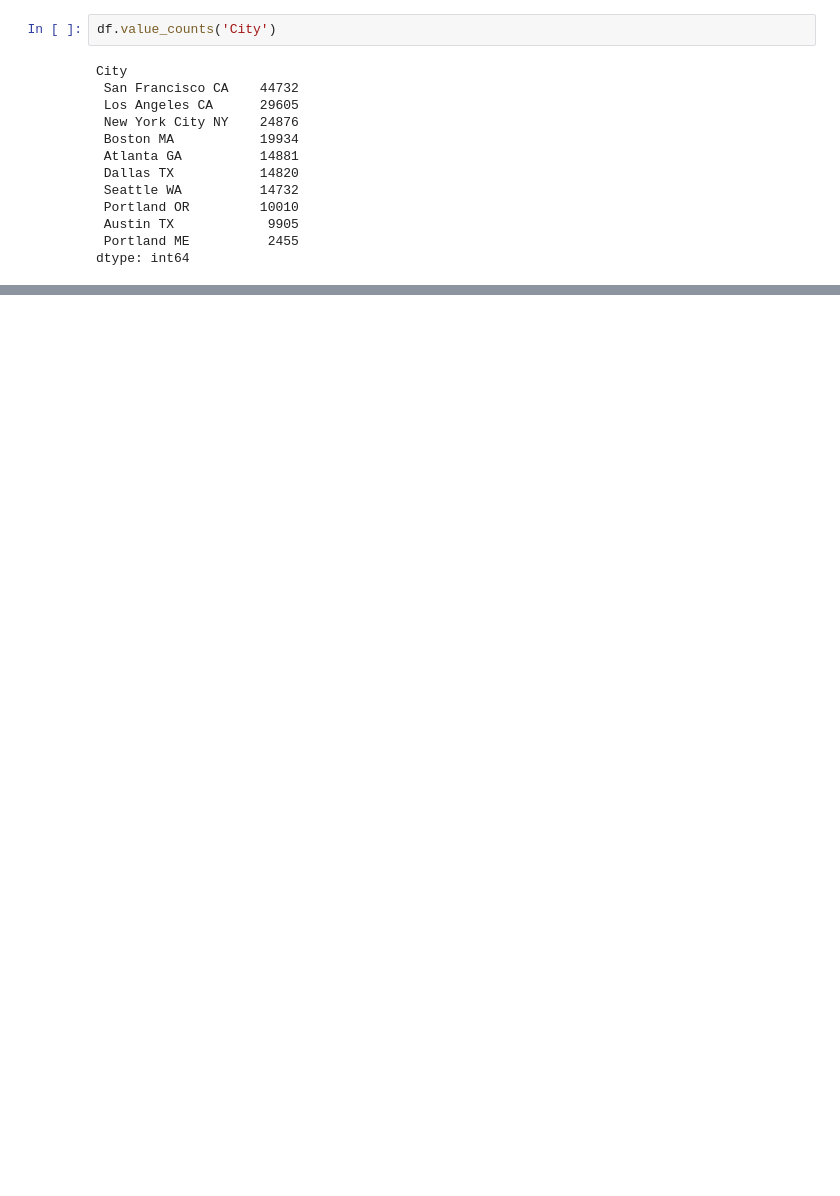
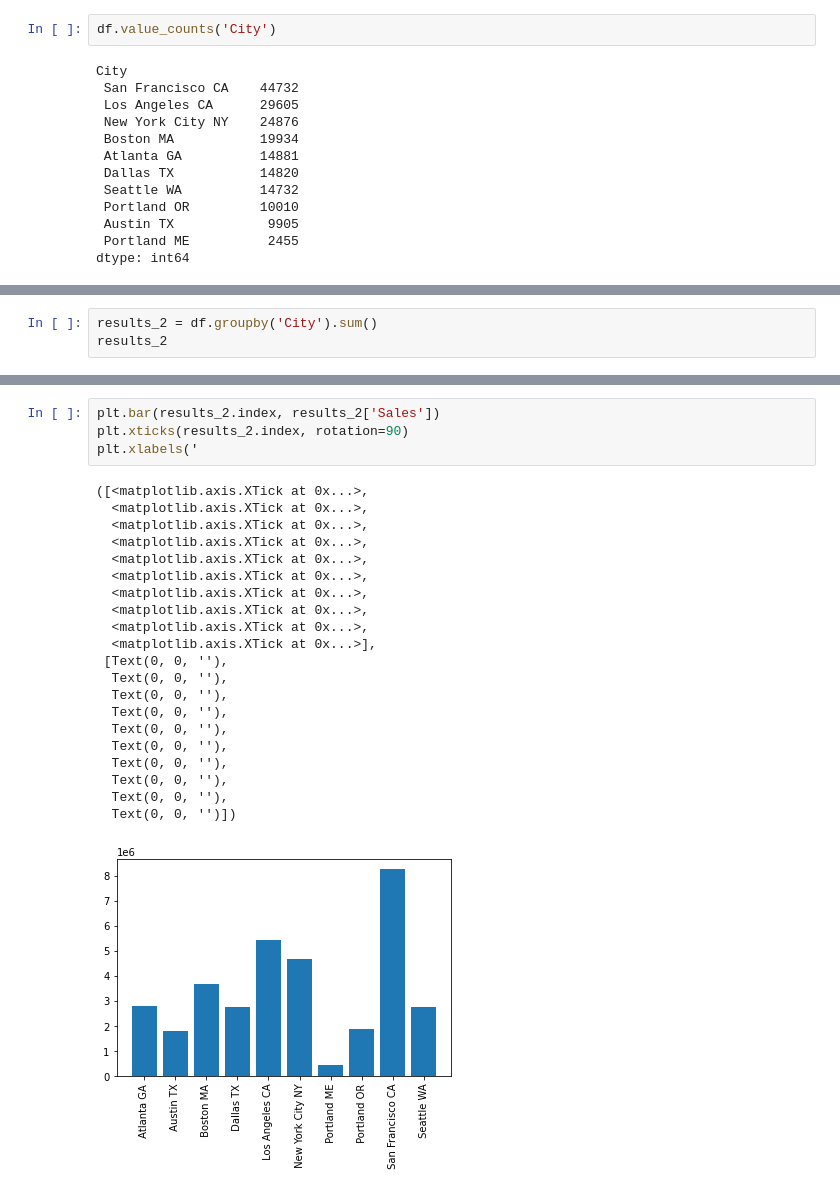
Before and after one commit to jkajnath/Analiza-danych-sprzedazowych, a Jupyter notebook: Analiza_sprzedazy_2019.ipynb, the cells around one changed output, grey strips where cells are left out. Saved outputs shown, nothing was run; the diff lists cells and outputs as text; blank space fills up the shorter version.

```diff
--- a/Analiza_sprzedazy_2019.ipynb
+++ b/Analiza_sprzedazy_2019.ipynb
@@ -254,0 +257,3 @@ dtype: int64
+# %%
+results_2 = df.groupby('City').sum()
+results_2
@@ -254,0 +273,26 @@ dtype: int64
+# %%
+plt.bar(results_2.index, results_2['Sales'])
+plt.xticks(results_2.index, rotation=90)
+plt.xlabels('
+# %% [output]
+([<matplotlib.axis.XTick at 0x...>,
+  <matplotlib.axis.XTick at 0x...>,
+  <matplotlib.axis.XTick at 0x...>,
+  <matplotlib.axis.XTick at 0x...>,
+  <matplotlib.axis.XTick at 0x...>,
+  <matplotlib.axis.XTick at 0x...>,
+  <matplotlib.axis.XTick at 0x...>,
+  <matplotlib.axis.XTick at 0x...>,
+  <matplotlib.axis.XTick at 0x...>,
+  <matplotlib.axis.XTick at 0x...>],
+ [Text(0, 0, ''),
+  Text(0, 0, ''),
+  Text(0, 0, ''),
+  Text(0, 0, ''),
+  Text(0, 0, ''),
+  Text(0, 0, ''),
+  Text(0, 0, ''),
+  Text(0, 0, ''),
+  Text(0, 0, ''),
+  Text(0, 0, '')])
+[figure, added]
```
Also changed, not shown: parts of 2 cells of this notebook.
